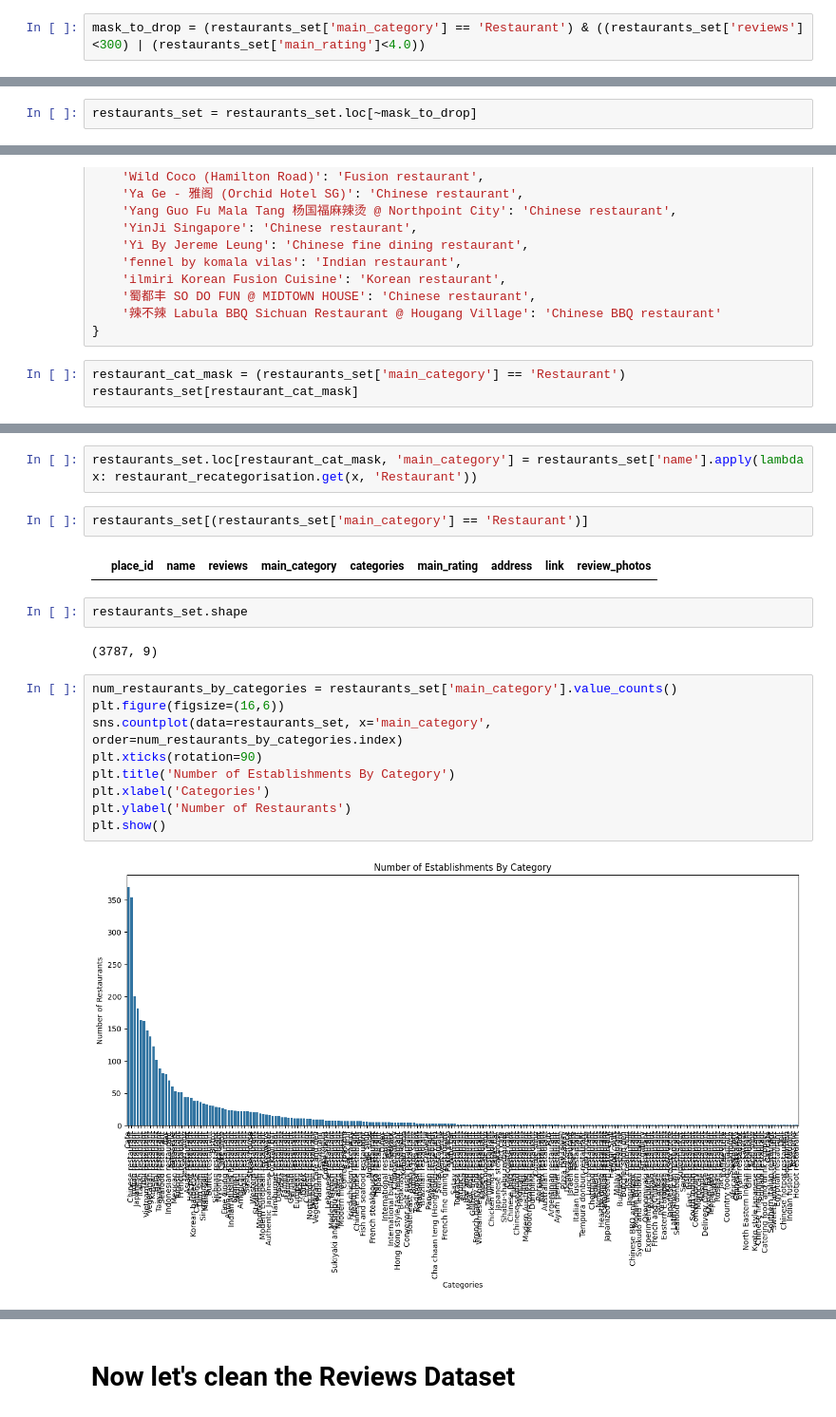
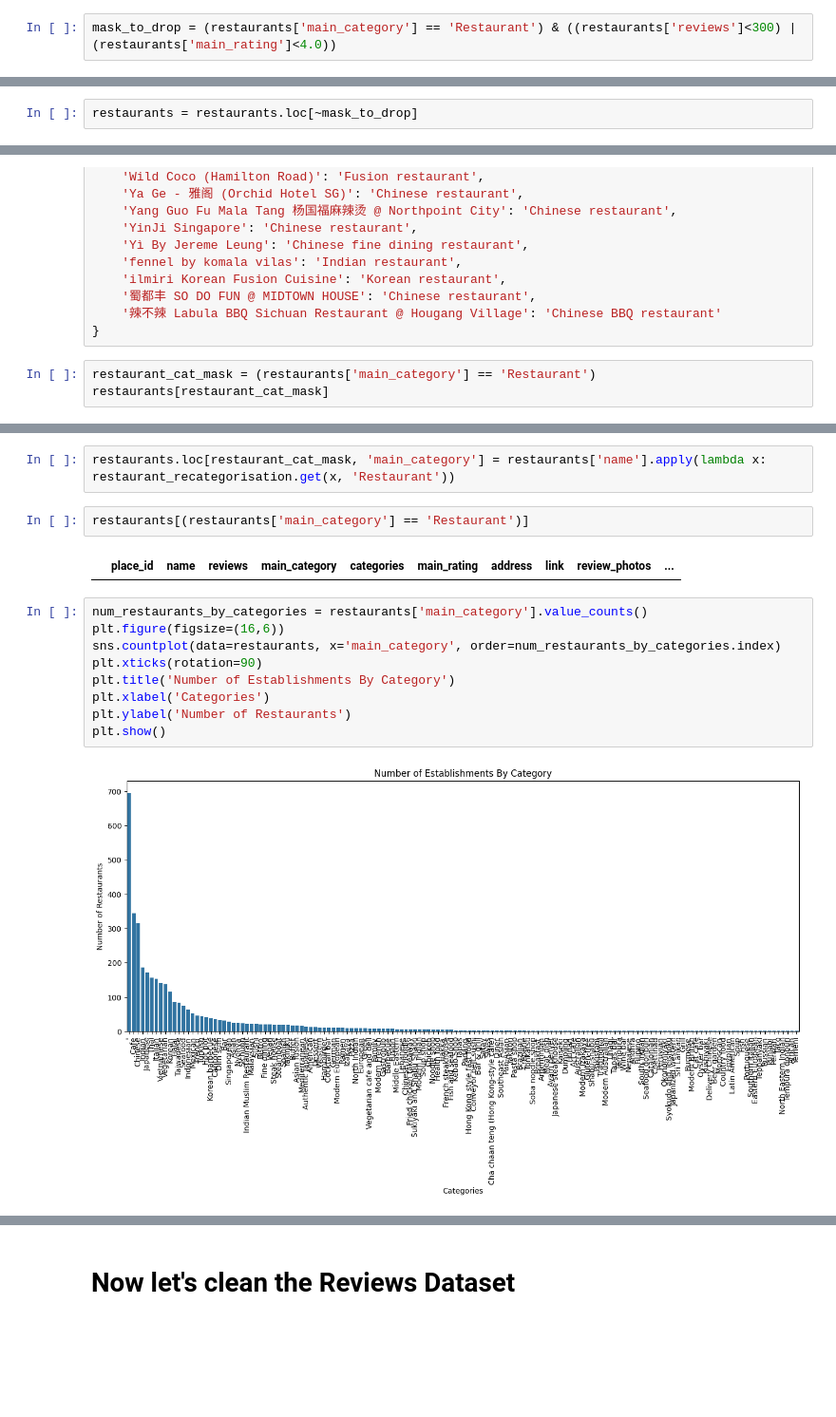
Before and after one commit to toothyachy/yumspeak, a Jupyter notebook: notebooks/cuisine_model.ipynb, the cells around one changed output, grey strips where cells are left out. Shown at 95% size. Cells and saved outputs as stored; diff of their text form; blank space fills up the shorter version.

```diff
--- a/notebooks/cuisine_model.ipynb
+++ b/notebooks/cuisine_model.ipynb
@@ -959,3 +617,3 @@ restaurants_set[(restaurants_set['main_category'] == 'Restaurant')]
 # %%
-mask_to_drop = (restaurants_set['main_category'] == 'Restaurant') & ((restaurants_set['reviews']<300) | (restaurants_set['main_rating']<4.0))
+mask_to_drop = (restaurants['main_category'] == 'Restaurant') & ((restaurants['reviews']<300) | (restaurants['main_rating']<4.0))
 # %%
@@ -963,5 +621,5 @@ restaurants_set.shape
 # %% [output]
 (4138, 9)
 # %%
-restaurants_set = restaurants_set.loc[~mask_to_drop]
+restaurants = restaurants.loc[~mask_to_drop]
 # %%
@@ -1115,6 +757,6 @@ restaurant_recategorisation = {
     '辣不辣 Labula BBQ Sichuan Restaurant @ Hougang Village': 'Chinese BBQ restaurant'
 }
 # %%
-restaurant_cat_mask = (restaurants_set['main_category'] == 'Restaurant')
-restaurants_set[restaurant_cat_mask]
+restaurant_cat_mask = (restaurants['main_category'] == 'Restaurant')
+restaurants[restaurant_cat_mask]
 # %% [output]
@@ -1134,21 +764,17 @@ restaurants_set[restaurant_cat_mask]
 # %%
-restaurants_set.loc[restaurant_cat_mask, 'main_category'] = restaurants_set['name'].apply(lambda x: restaurant_recategorisation.get(x, 'Restaurant'))
+restaurants.loc[restaurant_cat_mask, 'main_category'] = restaurants['name'].apply(lambda x: restaurant_recategorisation.get(x, 'Restaurant'))
 # %%
-restaurants_set[(restaurants_set['main_category'] == 'Restaurant')]
+restaurants[(restaurants['main_category'] == 'Restaurant')]
 # %% [output]
-|  | place_id | name | reviews | main_category | categories | main_rating | address | link | review_photos |
+|  | place_id | name | reviews | main_category | categories | main_rating | address | link | review_photos | ... |
-# %%
-restaurants_set.shape
-# %% [output]
-(3787, 9)
 # %%
-num_restaurants_by_categories = restaurants_set['main_category'].value_counts()
+num_restaurants_by_categories = restaurants['main_category'].value_counts()
 plt.figure(figsize=(16,6))
-sns.countplot(data=restaurants_set, x='main_category', order=num_restaurants_by_categories.index)
+sns.countplot(data=restaurants, x='main_category', order=num_restaurants_by_categories.index)
 plt.xticks(rotation=90)
 plt.title('Number of Establishments By Category')
 plt.xlabel('Categories')
 plt.ylabel('Number of Restaurants')
 plt.show()
 # %% [output]
-[figure, old version]
+[figure, new version]
```
Also changed, not shown: parts of 126 cells of this notebook, 7 other files.
